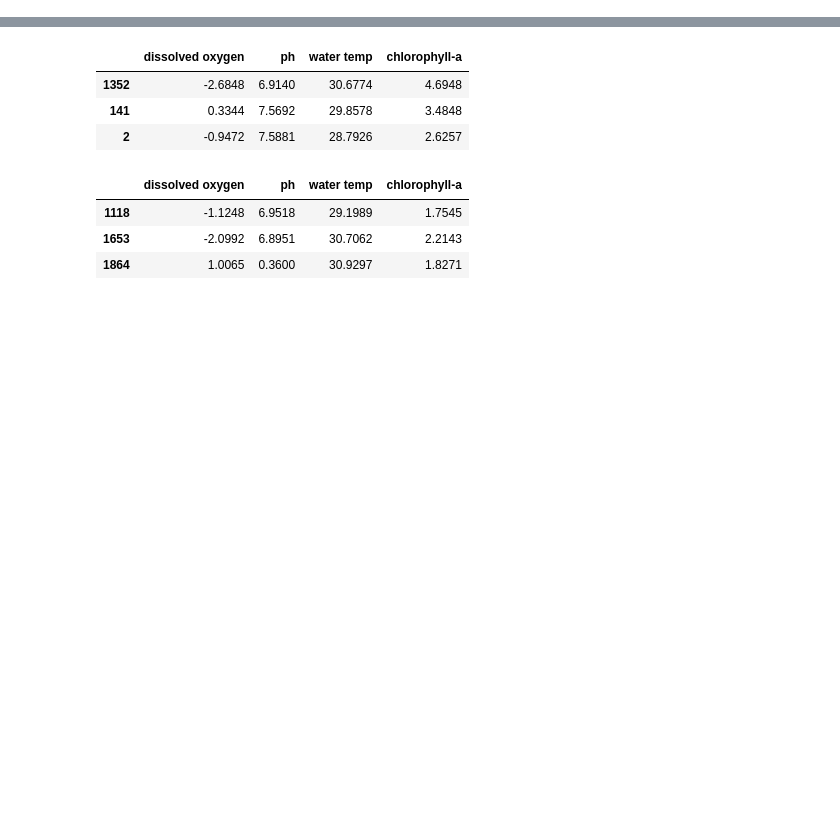
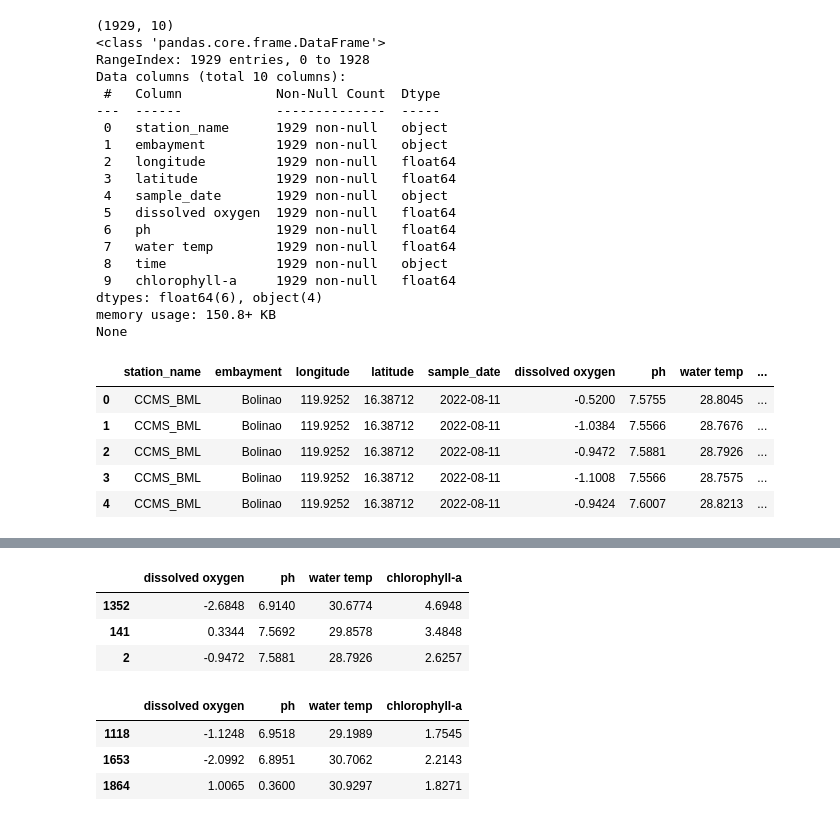
Before and after one commit to RomandRapido/LinMod, a Jupyter notebook: FinalProj/algae.ipynb, the cells around one changed output, grey strips where cells are left out. Cells and saved outputs as stored; diff of their text form; code cells hidden in the pictures; blank space fills up the shorter version.

```diff
--- a/FinalProj/algae.ipynb
+++ b/FinalProj/algae.ipynb
@@ -14,0 +7,36 @@ df_train, df_test = train_test_split(df, test_size=0.2, random_state=42)
+# %%
+df = pd.read_csv("Harmful Algae Blooms in Bolinao (from HABhub) - Sheet1.csv")
+print(df.shape)
+print(df.info())
+df.head()
+# # Modify the original DataFrame to keep only the specified columns
+# df = df.loc[:, ["dissolved oxygen", "ph", "water temp", "chlorophyll-a"]]
+
+# # Split the DataFrame into train (80%) and test (20%) sets
+# df_train, df_test = train_test_split(df, test_size=0.2, random_state=42)
+# %% [output]
+(1929, 10)
+<class 'pandas.core.frame.DataFrame'>
+RangeIndex: 1929 entries, 0 to 1928
+Data columns (total 10 columns):
+ #   Column            Non-Null Count  Dtype
+---  ------            --------------  -----
+ 0   station_name      1929 non-null   object
+ 1   embayment         1929 non-null   object
+ 2   longitude         1929 non-null   float64
+ 3   latitude          1929 non-null   float64
+ 4   sample_date       1929 non-null   object
+ 5   dissolved oxygen  1929 non-null   float64
+ 6   ph                1929 non-null   float64
+ 7   water temp        1929 non-null   float64
+ 8   time              1929 non-null   object
+ 9   chlorophyll-a     1929 non-null   float64
+dtypes: float64(6), object(4)
+memory usage: 150.8+ KB
+None
+|  | station_name | embayment | longitude | latitude | sample_date | dissolved oxygen | ph | water temp | ... |
+| 0 | CCMS_BML | Bolinao | 119.9252 | 16.38712 | 2022-08-11 | -0.5200 | 7.5755 | 28.8045 | ... |
+| 1 | CCMS_BML | Bolinao | 119.9252 | 16.38712 | 2022-08-11 | -1.0384 | 7.5566 | 28.7676 | ... |
+| 2 | CCMS_BML | Bolinao | 119.9252 | 16.38712 | 2022-08-11 | -0.9472 | 7.5881 | 28.7926 | ... |
+| 3 | CCMS_BML | Bolinao | 119.9252 | 16.38712 | 2022-08-11 | -1.1008 | 7.5566 | 28.7575 | ... |
+| 4 | CCMS_BML | Bolinao | 119.9252 | 16.38712 | 2022-08-11 | -0.9424 | 7.6007 | 28.8213 | ... |
```
Also changed, not shown: parts of 2 cells of this notebook, 2 other files.
